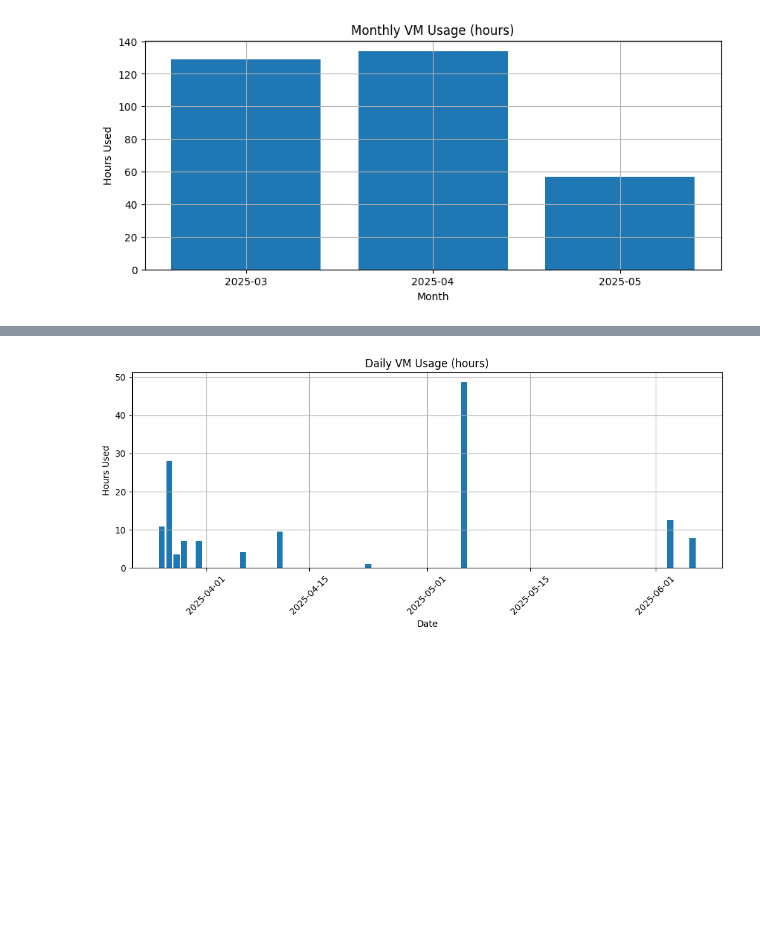
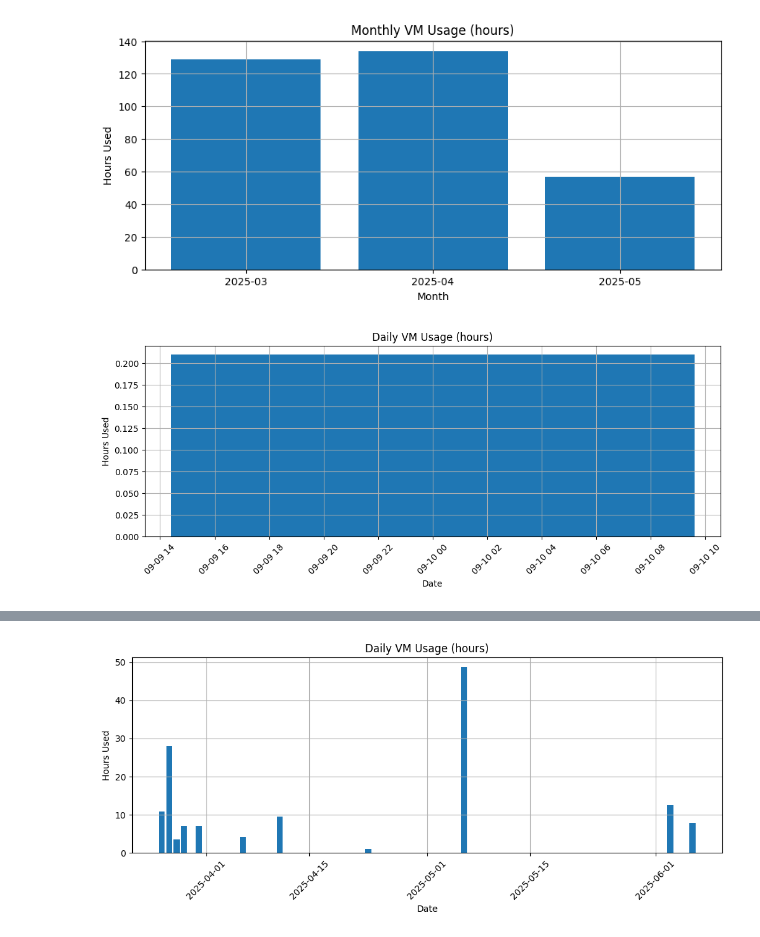
Before and after one commit to carlosresu/pids-drg-vm-stats, a Jupyter notebook: main.ipynb, the cells around one changed output, grey strips where cells are left out. Drawn from its saved outputs; the diff is of its cells as text; code cells hidden in the pictures; blank space fills up the shorter version.

Commit message:
add eclaims-v2

```diff
--- a/main.ipynb
+++ b/main.ipynb
@@ -97,3 +97,100 @@ plt.show()
 [figure]
 [figure]
 [figure]
+# %%
+# Install required libraries
+# Run this line once before executing the script
+# !pip install -r requirements.txt
+
+import json
+import pandas as pd
+import matplotlib.pyplot as plt
+from datetime import datetime, timedelta
+from collections import defaultdict
+
+# Load the JSON log file
+with open('data/inputs/eclaims-v2.json', 'r') as f:
+    data = json.load(f)
+
+# Prepare lists to store start and stop events with their timestamps
+start_times = []
+stop_times = []
+
+# Loop through the log events to extract start and stop operations
+for entry in data:
+    payload = entry.get("protoPayload", {})
+    method = payload.get("methodName", "")
+    timestamp = entry.get("timestamp", None)
+
+    if method == "v1.compute.instances.start" and timestamp:
+        start_times.append(datetime.fromisoformat(timestamp.replace("Z", "+00:00")))
+    elif method == "v1.compute.instances.stop" and timestamp:
+        stop_times.append(datetime.fromisoformat(timestamp.replace("Z", "+00:00")))
+
+# Sort the events chronologically
+start_times.sort()
+stop_times.sort()
+
+# Match start and stop pairs to compute usage intervals
+usage_sessions = []
+stop_idx = 0
+
+for start_time in start_times:
+    # Find the next stop time after the start time
+    while stop_idx < len(stop_times) and stop_times[stop_idx] <= start_time:
+        stop_idx += 1
+    if stop_idx < len(stop_times):
+        usage_sessions.append((start_time, stop_times[stop_idx]))
+        stop_idx += 1
+
+# Aggregate usage time per day
+daily_usage = defaultdict(timedelta)
+
+for start, stop in usage_sessions:
+    day = start.date()
+    duration = stop - start
+    daily_usage[day] += duration
+
+# Convert daily usage to DataFrame for plotting
+daily_df = pd.DataFrame({
+    "date": list(daily_usage.keys()),
+    "hours_used": [round(usage.total_seconds() / 3600, 2) for usage in daily_usage.values()]
+}).sort_values("date")
+
+# Weekly usage
+daily_df['week'] = daily_df['date'].apply(lambda x: x.isocalendar()[1])
+weekly_usage = daily_df.groupby('week')['hours_used'].sum().reset_index()
+
+# Monthly usage
+daily_df['month'] = daily_df['date'].apply(lambda x: x.strftime("%Y-%m"))
+monthly_usage = daily_df.groupby('month')['hours_used'].sum().reset_index()
+
+# Plot daily usage
+plt.figure(figsize=(12, 4))
+plt.bar(daily_df['date'], daily_df['hours_used'])
+plt.title("Daily VM Usage (hours)")
+plt.xlabel("Date")
+plt.ylabel("Hours Used")
+plt.grid(True)
+plt.xticks(rotation=45)
+plt.show()
+
+# Plot weekly usage
+plt.figure(figsize=(10, 4))
+plt.bar(weekly_usage['week'], weekly_usage['hours_used'])
+plt.title("Weekly VM Usage (hours)")
+plt.xlabel("Week Number")
+plt.ylabel("Hours Used")
+plt.grid(True)
+plt.show()
+
+# Plot monthly usage
+plt.figure(figsize=(10, 4))
+plt.bar(monthly_usage['month'], monthly_usage['hours_used'])
+plt.title("Monthly VM Usage (hours)")
+plt.xlabel("Month")
+plt.ylabel("Hours Used")
+plt.grid(True)
+plt.show()
+# %% [output]
+[figure, added]
```
Also changed, not shown: parts of 1 cell of this notebook, 2 other files.
